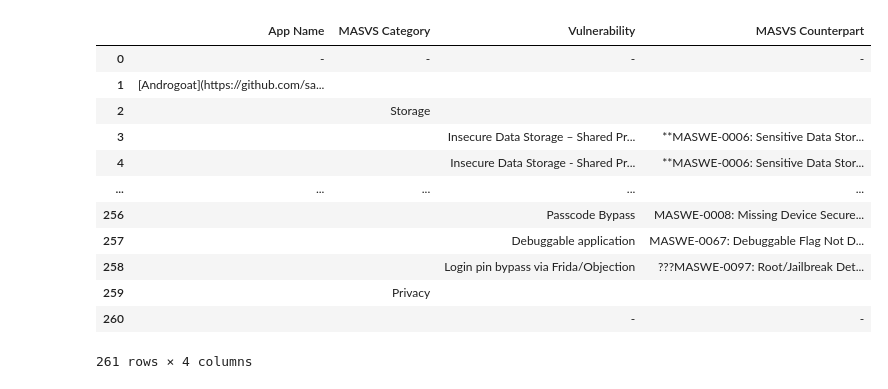
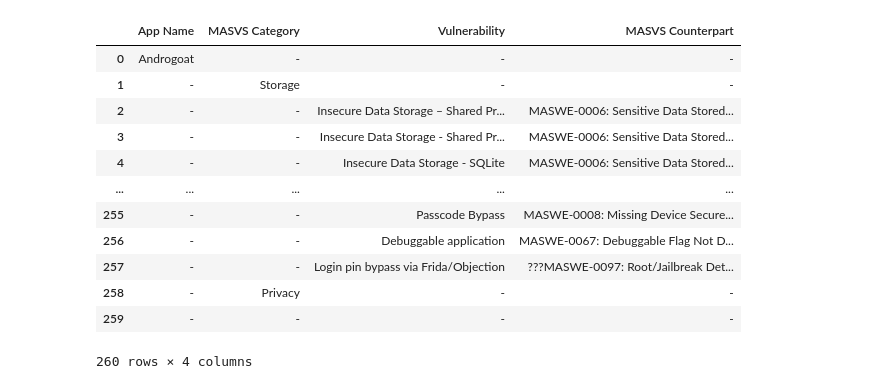
Before and after one commit to domi-cmd/Reference_Application_for_OWASP_MASTG, a Jupyter notebook: dev_documents/seminar_thesis/reference_apps/data_manipulation/raw_to_csv_converter.ipynb, the cells around one changed output. Drawn from its saved outputs; the diff is of its cells as text; code cells hidden in the pictures.

Commit message:
Added .ipynb file for cleaning app analysis data, aswell as uncleaned and cleaned csv exports of app analysis data

```diff
--- a/dev_documents/seminar_thesis/reference_apps/data_manipulation/raw_to_csv_converter.ipynb
+++ b/dev_documents/seminar_thesis/reference_apps/data_manipulation/raw_to_csv_converter.ipynb
@@ -55,22 +46,42 @@ with open("../data/specific_data.csv", "w", newline="") as file:
 # %%
 # Convert it to a pandas dataframe
-specific_data_df = pd.read_csv("../data/specific_data.csv")
-#display(specific_data_df)
+specific_data_df = pd.read_csv("../data/specific_data_uncleaned.csv")
 
 # Drop first and last columns
 specific_data_df.drop(["Unnamed: 0", "Unnamed: 5"], axis=1, inplace=True)
+# Drop first row
+specific_data_df.drop(0, inplace=True)
+
+# Strip column names of whitespaces
+new_column_names = []
+for column_name in specific_data_df.columns:
+    new_column_names.append(column_name.strip())
+
+# Strip datavalues of whitespaces
+specific_data_df = specific_data_df.map(lambda x: x.strip() if isinstance(x, str) else x)
+
+# Overwrite old column names with new ones
+specific_data_df.columns = new_column_names
+
+# Add uniform missing values sign
+for column in specific_data_df.columns:
+    specific_data_df.loc[specific_data_df[column] == "", column] = "-"
+
+# Reset the index to a meaningful one, considering the now removed values
+specific_data_df.reset_index(drop=True, inplace=True)
+
 display(specific_data_df)
 # %% [output]
 |  | App Name | MASVS Category | Vulnerability | MASVS Counterpart |
-| 0 | - | - | - | - |
-| 1 | [Androgoat](https://github.com/sa... |  |  |  |
-| 2 |  | Storage |  |  |
-| 3 |  |  | Insecure Data Storage – Shared Pr... | **MASWE-0006: Sensitive Data Stor... |
-| 4 |  |  | Insecure Data Storage - Shared Pr... | **MASWE-0006: Sensitive Data Stor... |
+| 0 | Androgoat | - | - | - |
+| 1 | - | Storage | - | - |
+| 2 | - | - | Insecure Data Storage – Shared Pr... | MASWE-0006: Sensitive Data Stored... |
+| 3 | - | - | Insecure Data Storage - Shared Pr... | MASWE-0006: Sensitive Data Stored... |
+| 4 | - | - | Insecure Data Storage - SQLite | MASWE-0006: Sensitive Data Stored... |
 | ... | ... | ... | ... | ... |
-| 256 |  |  | Passcode Bypass | MASWE-0008: Missing Device Secure... |
-| 257 |  |  | Debuggable application | MASWE-0067: Debuggable Flag Not D... |
-| 258 |  |  | Login pin bypass via Frida/Objection | ???MASWE-0097: Root/Jailbreak Det... |
-| 259 |  | Privacy |  |  |
-| 260 |  |  | - | - |
+| 255 | - | - | Passcode Bypass | MASWE-0008: Missing Device Secure... |
+| 256 | - | - | Debuggable application | MASWE-0067: Debuggable Flag Not D... |
+| 257 | - | - | Login pin bypass via Frida/Objection | ???MASWE-0097: Root/Jailbreak Det... |
+| 258 | - | Privacy | - | - |
+| 259 | - | - | - | - |
-261 rows × 4 columns
+260 rows × 4 columns
```
Also changed, not shown: parts of 8 cells of this notebook, 5 other files.
